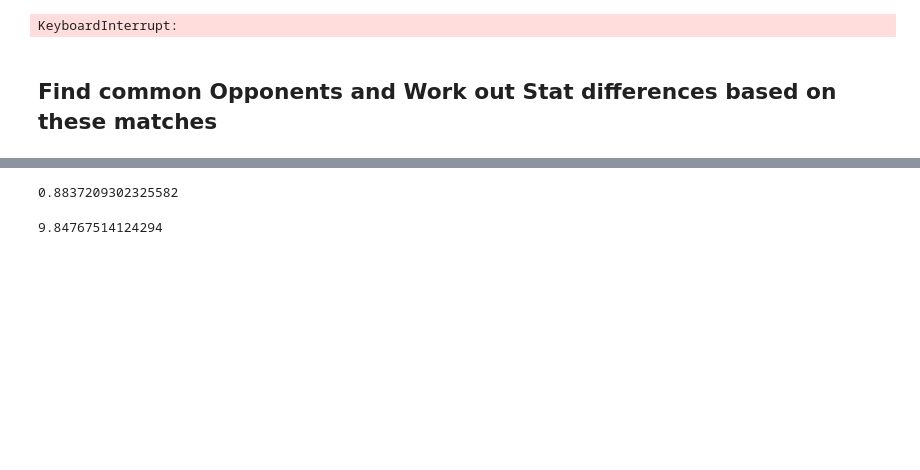
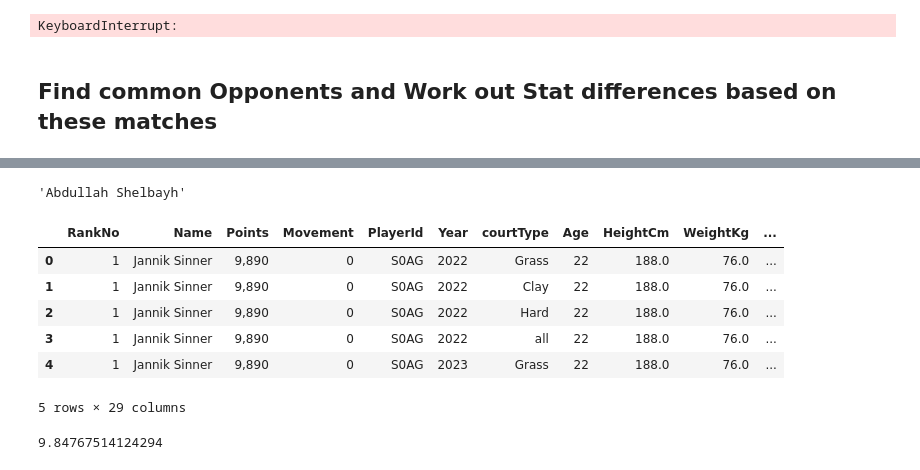
Before and after one commit to AeroEng16/TennisPrediction, a Jupyter notebook: tennisDataExpolation.ipynb, the cells around one changed output, grey strips where cells are left out. Saved outputs shown, nothing was run; the diff lists cells and outputs as text; code cells hidden in the pictures; blank space fills up the shorter version.

```diff
--- a/tennisDataExpolation.ipynb
+++ b/tennisDataExpolation.ipynb
@@ -468,6 +481,8 @@ playerStatsToAddFromDf = ['FirstServePercentage','FirstServePointsWonPercentage'
 df_matches= pd.concat([df_matches,df_matches.apply(addStatsPlayer1,args=(playerStatsToAddFromDf,df_Players,),axis=1)],axis=1)
 df_matches= pd.concat([df_matches,df_matches.apply(addStatsPlayer2,args=(playerStatsToAddFromDf,df_Players,),axis=1)],axis=1)
 # %%
+
+
 
 playerDataAll = df_Players[(df_Players["Name"] == "Felipe Alves")]
 playerDataAll.head(20)
@@ -475,8 +490,30 @@ set(missingNamesList)
 #df_Players["Name"].unique()
 #['Raonic',]
 SequenceMatcher(lambda x: x == " ","T. Martin Etcheverry","Tomas Martin Etcheverry").ratio()
+
+def findCloseStrings(row,playerDf):
+  listOfPlayers = playerDf.Name.unique()
+  ratios = [];
+  for index,name in enumerate(listOfPlayers):
+    #ratios.append((SequenceMatcher(lambda x: x == " "| x == ".",row["Player1"],name).ratio(),index))
+    ratios.append((SequenceMatcher(lambda x: (x == " ") | (x == "."),row,name).ratio(),index))
+  bestMatch = max(ratios, key=itemgetter(0))
+
+  return listOfPlayers[bestMatch[1]]
+
+findCloseStrings('Abdullah Shelbayh',df_Players)
 # %% [output]
-0.8837209302325582
+'Abdullah Shelbayh'
+# %%
+df_Players.head()
+# %% [output]
+|  | RankNo | Name | Points | Movement | PlayerId | Year | courtType | Age | HeightCm | WeightKg | ... |
+| 0 | 1 | Jannik Sinner | 9,890 | 0 | S0AG | 2022 | Grass | 22 | 188.0 | 76.0 | ... |
+| 1 | 1 | Jannik Sinner | 9,890 | 0 | S0AG | 2022 | Clay | 22 | 188.0 | 76.0 | ... |
+| 2 | 1 | Jannik Sinner | 9,890 | 0 | S0AG | 2022 | Hard | 22 | 188.0 | 76.0 | ... |
+| 3 | 1 | Jannik Sinner | 9,890 | 0 | S0AG | 2022 | all | 22 | 188.0 | 76.0 | ... |
+| 4 | 1 | Jannik Sinner | 9,890 | 0 | S0AG | 2023 | Grass | 22 | 188.0 | 76.0 | ... |
+5 rows × 29 columns
 # %%
 #####################################################
 ### Add ELO ranking for each player to each match ###
```
Also changed, not shown: parts of 2 cells of this notebook.
